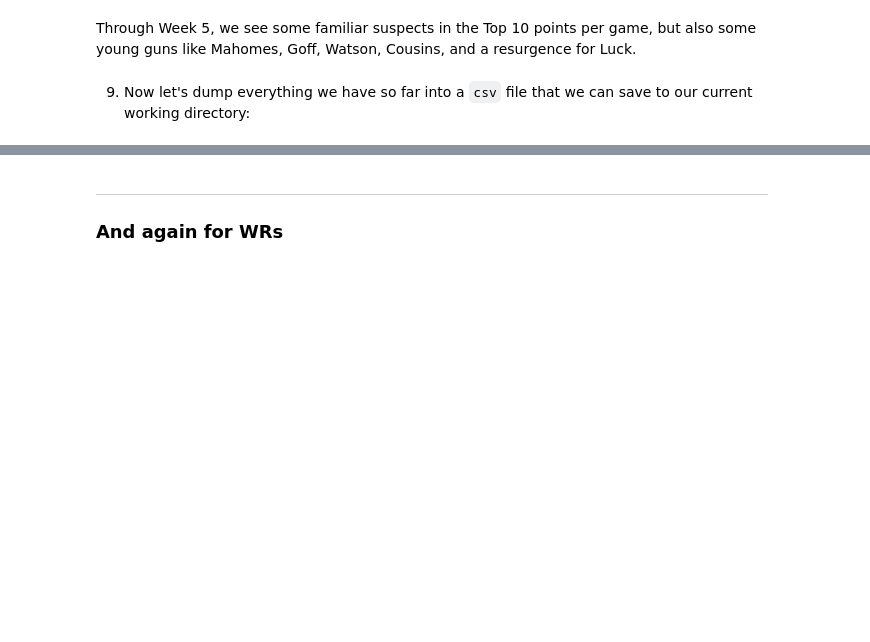
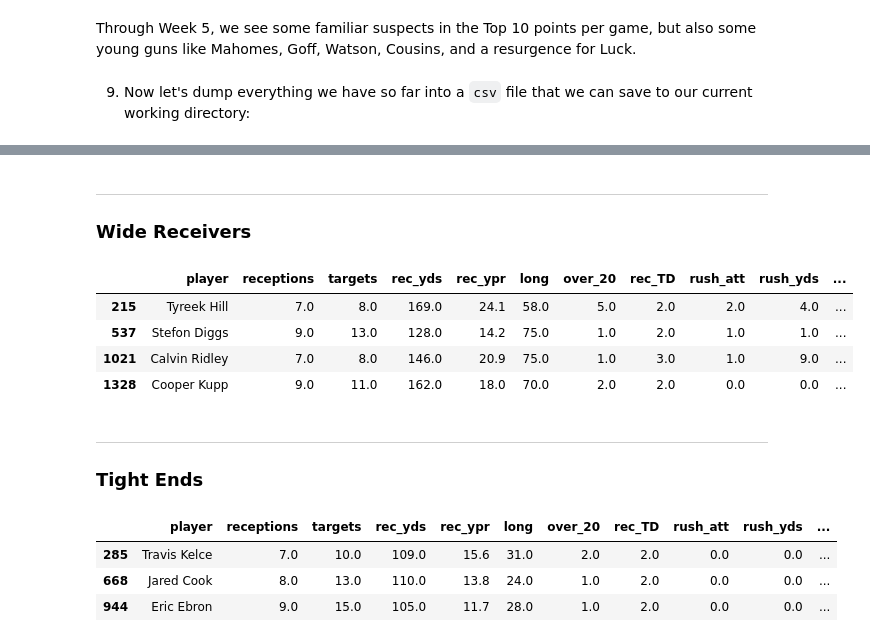
Before and after one commit to dodgemcintosh/FFML, a Jupyter notebook: 1-Getting-NFL-Data.ipynb, the cells around one changed output, grey strips where cells are left out. Drawn from its saved outputs; the diff is of its cells as text; code cells hidden in the pictures; blank space fills up the shorter version.

```diff
--- a/1-Getting-NFL-Data.ipynb
+++ b/1-Getting-NFL-Data.ipynb
@@ -243,6 +256,6 @@ rbdf.loc[rbdf['fpoints'] == rbdf.fpoints.max(), :]
 |  | player | rush_att | rush_yds | rush_ypc | long | over_20 | rush_TD | receptions | targets | rec_yds | ... |
 | 189 | Alvin Kamara | 8.0 | 29.0 | 3.6 | 10.0 | 0.0 | 2.0 | 9.0 | 12.0 | 112.0 | ... |
 | 978 | Alvin Kamara | 19.0 | 134.0 | 7.1 | 49.0 | 1.0 | 3.0 | 5.0 | 9.0 | 47.0 | ... |
-# %% [markdown]
-___
-### And again for WRs
+# %% [markdown]
+___
+### Wide Receivers
@@ -248,0 +285,23 @@ ___
+# %%
+wr_stats_lists = [player, receptions, targets, rec_yds, rec_ypr, long, over_20, rec_TD,
+                  rush_att, rush_yds, rush_TD,
+                  fumbles_lost, active, fpoints, fpoints_g, own_pct]
+
+for week_number in range(1,6):
+    res = requests.get('https://www.fantasypros.com/nfl/stats/wr.php?week={}&scoring=HALF&range=week'.format(week_number))
+    soup = BeautifulSoup(res.content, 'lxml')
+    for row in soup.find('div', {'class':'mobile-table'}).find('tbody').find_all('tr'):
+        cells = row.find_all('td')
+        for index, selection in enumerate(wr_stats_lists):
+            selection.append(cells[index].text.lstrip().strip())
+        # I want "week" to become a unique identifier to bring in opponents
+        week.append(week_number)
+    sleep(1)
+
+wrdf = pd.DataFrame(columns= ['player', 'receptions', 'targets', 'rec_yds', 'rec_ypr', 'long', 'over_20', 'rec_TD',
+                  'rush_att', 'rush_yds', 'rush_TD',
+                  'fumbles_lost', 'active', 'fpoints', 'fpoints_g', 'own_pct'])
+for index, column in enumerate(wrdf.columns):
+    wrdf[column] = wr_stats_lists[index]
+
+wrdf = table_cleaner(wrdf)
@@ -248,0 +310,12 @@ ___
+# %%
+# Andddd our usual sanity check
+wrdf.loc[wrdf['fpoints'] > 30, :]
+# %% [output]
+|  | player | receptions | targets | rec_yds | rec_ypr | long | over_20 | rec_TD | rush_att | rush_yds | ... |
+| 215 | Tyreek Hill | 7.0 | 8.0 | 169.0 | 24.1 | 58.0 | 5.0 | 2.0 | 2.0 | 4.0 | ... |
+| 537 | Stefon Diggs | 9.0 | 13.0 | 128.0 | 14.2 | 75.0 | 1.0 | 2.0 | 1.0 | 1.0 | ... |
+| 1021 | Calvin Ridley | 7.0 | 8.0 | 146.0 | 20.9 | 75.0 | 1.0 | 3.0 | 1.0 | 9.0 | ... |
+| 1328 | Cooper Kupp | 9.0 | 11.0 | 162.0 | 18.0 | 70.0 | 2.0 | 2.0 | 0.0 | 0.0 | ... |
+# %% [markdown]
+___
+### Tight Ends
@@ -248,0 +370,8 @@ ___
+# %%
+# Chiggity check it
+tedf.loc[tedf['fpoints'] > 25, :]
+# %% [output]
+|  | player | receptions | targets | rec_yds | rec_ypr | long | over_20 | rec_TD | rush_att | rush_yds | ... |
+| 285 | Travis Kelce | 7.0 | 10.0 | 109.0 | 15.6 | 31.0 | 2.0 | 2.0 | 0.0 | 0.0 | ... |
+| 668 | Jared Cook | 8.0 | 13.0 | 110.0 | 13.8 | 24.0 | 1.0 | 2.0 | 0.0 | 0.0 | ... |
+| 944 | Eric Ebron | 9.0 | 15.0 | 105.0 | 11.7 | 28.0 | 1.0 | 2.0 | 0.0 | 0.0 | ... |
```
Also changed, not shown: parts of 21 cells of this notebook.
